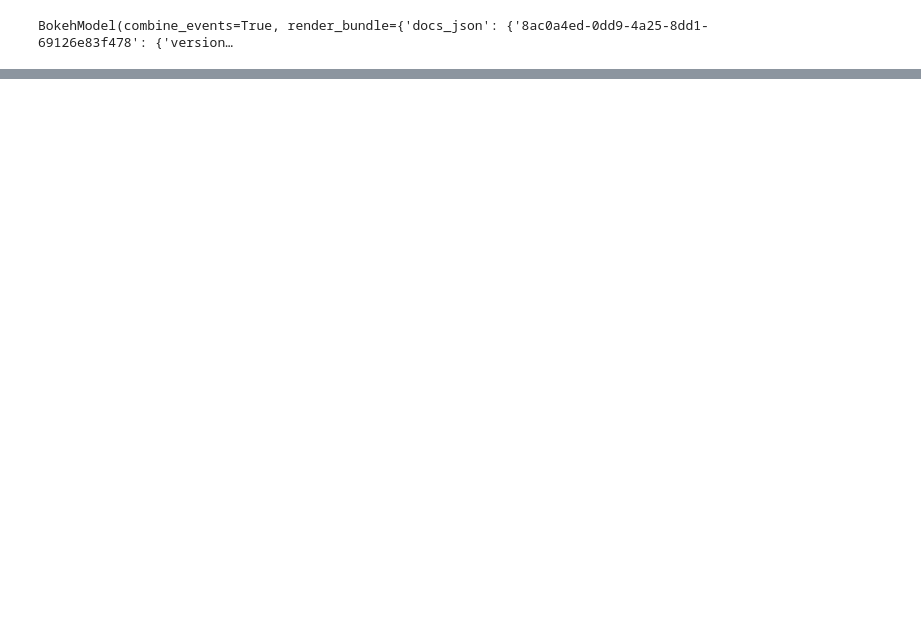
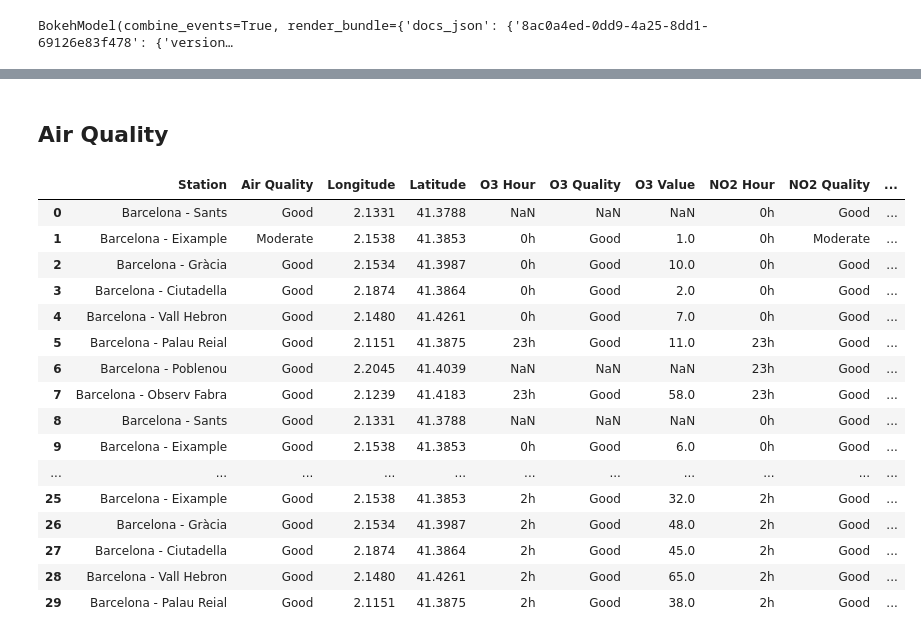
Before and after one commit to Jimmy21s/smart_cities, a Jupyter notebook: graphs.ipynb, the cells around one changed output, grey strips where cells are left out. Saved outputs shown, nothing was run; the diff lists cells and outputs as text; code cells hidden in the pictures; blank space fills up the shorter version.

```diff
--- a/graphs.ipynb
+++ b/graphs.ipynb
@@ -165,0 +218,23 @@ tabs.servable()
+# %% [markdown]
+## Air Quality
+# %%
+df = pd.read_csv('data/air_quality_Nov2017.csv')
+#df.head(30)
+# %% [output]
+|  | Station | Air Quality | Longitude | Latitude | O3 Hour | O3 Quality | O3 Value | NO2 Hour | NO2 Quality | ... |
+| 0 | Barcelona - Sants | Good | 2.1331 | 41.3788 | NaN | NaN | NaN | 0h | Good | ... |
+| 1 | Barcelona - Eixample | Moderate | 2.1538 | 41.3853 | 0h | Good | 1.0 | 0h | Moderate | ... |
+| 2 | Barcelona - Gràcia | Good | 2.1534 | 41.3987 | 0h | Good | 10.0 | 0h | Good | ... |
+| 3 | Barcelona - Ciutadella | Good | 2.1874 | 41.3864 | 0h | Good | 2.0 | 0h | Good | ... |
+| 4 | Barcelona - Vall Hebron | Good | 2.1480 | 41.4261 | 0h | Good | 7.0 | 0h | Good | ... |
+| 5 | Barcelona - Palau Reial | Good | 2.1151 | 41.3875 | 23h | Good | 11.0 | 23h | Good | ... |
+| 6 | Barcelona - Poblenou | Good | 2.2045 | 41.4039 | NaN | NaN | NaN | 23h | Good | ... |
+| 7 | Barcelona - Observ Fabra | Good | 2.1239 | 41.4183 | 23h | Good | 58.0 | 23h | Good | ... |
+| 8 | Barcelona - Sants | Good | 2.1331 | 41.3788 | NaN | NaN | NaN | 0h | Good | ... |
+| 9 | Barcelona - Eixample | Good | 2.1538 | 41.3853 | 0h | Good | 6.0 | 0h | Good | ... |
+| ... | ... | ... | ... | ... | ... | ... | ... | ... | ... | ... |
+| 25 | Barcelona - Eixample | Good | 2.1538 | 41.3853 | 2h | Good | 32.0 | 2h | Good | ... |
+| 26 | Barcelona - Gràcia | Good | 2.1534 | 41.3987 | 2h | Good | 48.0 | 2h | Good | ... |
+| 27 | Barcelona - Ciutadella | Good | 2.1874 | 41.3864 | 2h | Good | 45.0 | 2h | Good | ... |
+| 28 | Barcelona - Vall Hebron | Good | 2.1480 | 41.4261 | 2h | Good | 65.0 | 2h | Good | ... |
+| 29 | Barcelona - Palau Reial | Good | 2.1151 | 41.3875 | 2h | Good | 38.0 | 2h | Good | ... |
```
Also changed, not shown: parts of 3 cells of this notebook.
